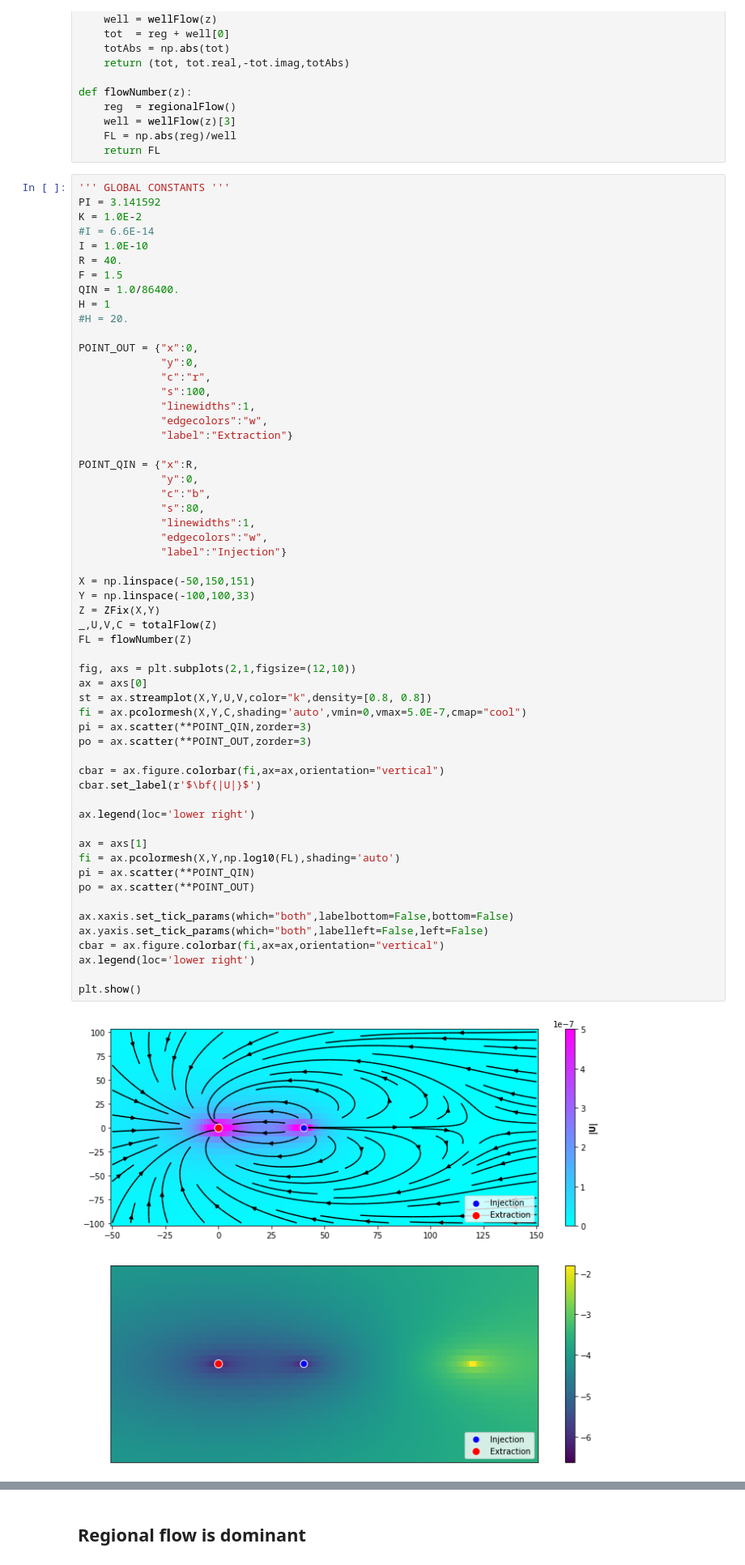
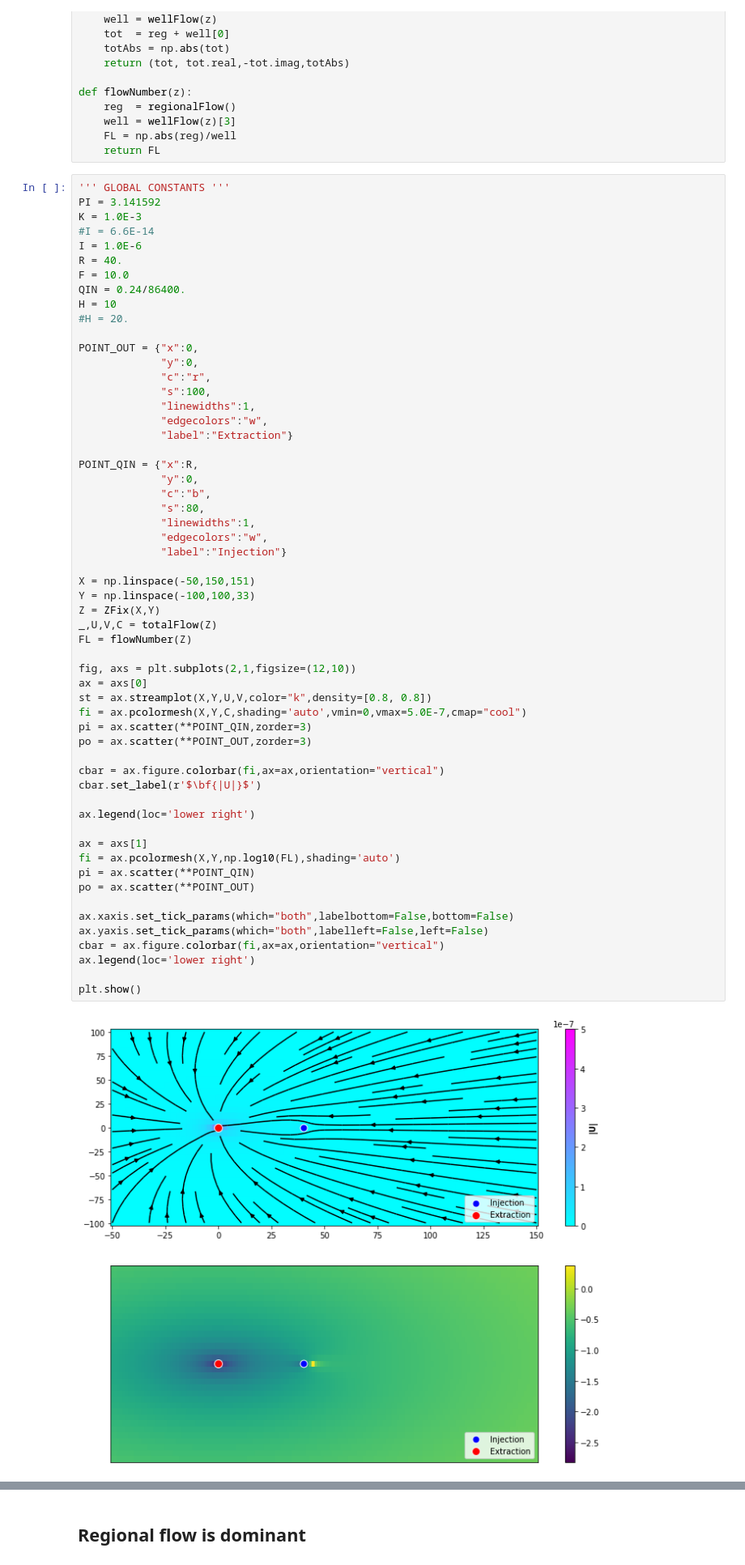
Before and after one commit to edsaac/bioparticle, a Jupyter notebook: notebooks/Concepts/Potential flow.ipynb, the cells around one changed output, grey strips where cells are left out. Shown at 81% size. Drawn from its saved outputs; the diff is of its cells as text.

```diff
--- a/notebooks/Concepts/Potential flow.ipynb
+++ b/notebooks/Concepts/Potential flow.ipynb
@@ -421,13 +421,13 @@ def flowNumber(z):
 # %%
 ''' GLOBAL CONSTANTS '''
 PI = 3.141592
-K = 1.0E-2
+K = 1.0E-3
 #I = 6.6E-14
-I = 1.0E-10
+I = 1.0E-6
 R = 40.
-F = 1.5
-QIN = 1.0/86400.
-H = 1
+F = 10.0
+QIN = 0.24/86400.
+H = 10
 #H = 20.
 
 POINT_OUT = {"x":0,
@@ -449,34 +449,34 @@ POINT_QIN = {"x":R,
 X = np.linspace(-50,150,151)
 Y = np.linspace(-100,100,33)
 Z = ZFix(X,Y)
 _,U,V,C = totalFlow(Z)
 FL = flowNumber(Z)
 
 fig, axs = plt.subplots(2,1,figsize=(12,10))
 ax = axs[0]
 st = ax.streamplot(X,Y,U,V,color="k",density=[0.8, 0.8])
 fi = ax.pcolormesh(X,Y,C,shading='auto',vmin=0,vmax=5.0E-7,cmap="cool")
 pi = ax.scatter(**POINT_QIN,zorder=3)
 po = ax.scatter(**POINT_OUT,zorder=3)
 
 cbar = ax.figure.colorbar(fi,ax=ax,orientation="vertical")
 cbar.set_label(r'$\bf{|U|}$')
 
 ax.legend(loc='lower right')
 
 ax = axs[1]
 fi = ax.pcolormesh(X,Y,np.log10(FL),shading='auto')
 pi = ax.scatter(**POINT_QIN)
 po = ax.scatter(**POINT_OUT)
 
 ax.xaxis.set_tick_params(which="both",labelbottom=False,bottom=False)
 ax.yaxis.set_tick_params(which="both",labelleft=False,left=False)
 cbar = ax.figure.colorbar(fi,ax=ax,orientation="vertical")
 ax.legend(loc='lower right')
 
 plt.show()
 # %% [output]
-[figure, old version]
+[figure, new version]
 # %%
 X = np.linspace(0.01,R-0.01,151)
 Y = np.array([0.])
```
Also changed, not shown: parts of 1 cell of this notebook, 10 other files.
